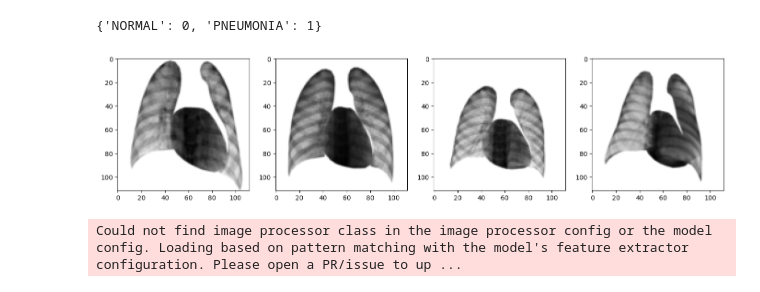
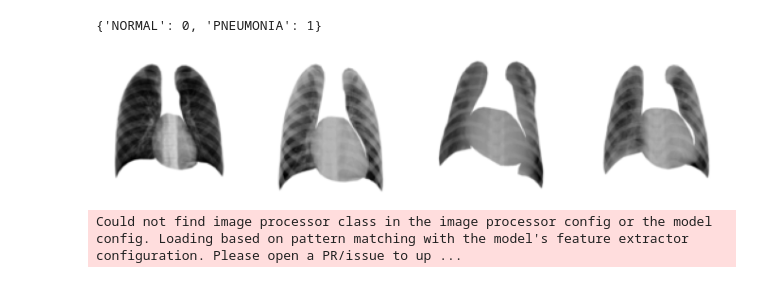
Before and after one commit to wmloh/xrayIR, a Jupyter notebook: dev.ipynb, the cells around one changed output. Drawn from its saved outputs; the diff is of its cells as text; code cells hidden in the pictures.

```diff
--- a/dev.ipynb
+++ b/dev.ipynb
@@ -34,12 +68,12 @@ plt.imshow(mask_inputs(image), "binary");
 # %%
-dataset = ImageFolder("data/train", transform=transforms.Compose([transforms.Grayscale(),
+dataset = ImageFolder("data/test", transform=transforms.Compose([transforms.Grayscale(),
                                                                   np.asarray,
                                                                   mask_inputs,
                                                                   transforms.ToPILImage(),
                                                                   transforms.Grayscale(3),
                                                                   transforms.Resize((112, 112)),
                                                                   transforms.ToTensor()]))
-dl = DataLoader(dataset, batch_size=4, shuffle=True)
+dl = DataLoader(dataset, batch_size=16, shuffle=True)
 
 dataset.class_to_idx
 # %% [output]
@@ -47,10 +81,11 @@ dataset.class_to_idx
 # %%
 _, axs = plt.subplots(1, 4, figsize=(17, 5))
 image_batch = next(iter(dl))[0]
 for i in range(4):
     axs[i].imshow(image_batch[i][0] / 255., "binary")
+    axs[i].axis("off")
 # %% [output]
-[figure, old version]
+[figure, new version]
 # %%
 # https://huggingface.co/microsoft/dit-large-finetuned-rvlcdip
 with warnings.catch_warnings():
```
Also changed, not shown: parts of 13 cells of this notebook, 1 other file.
